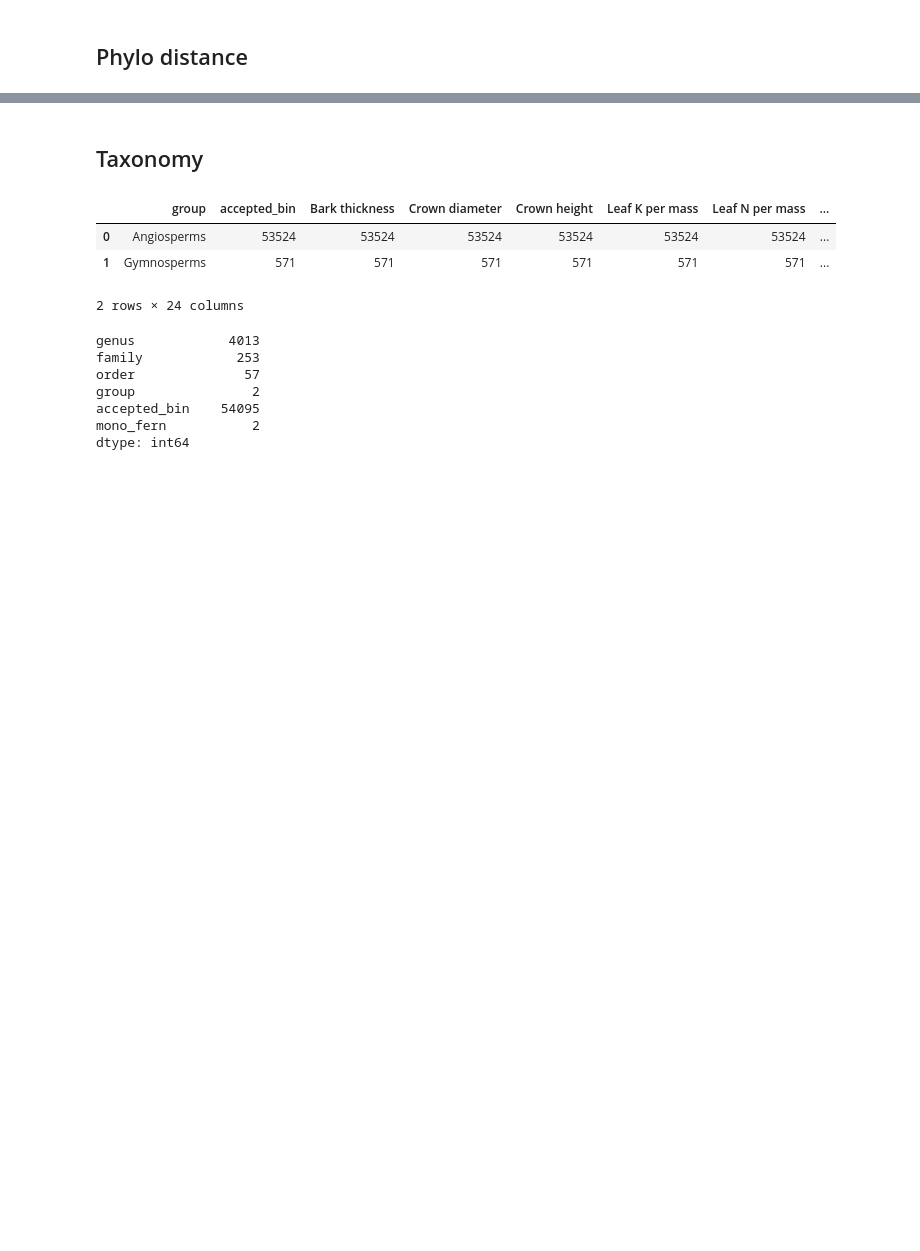
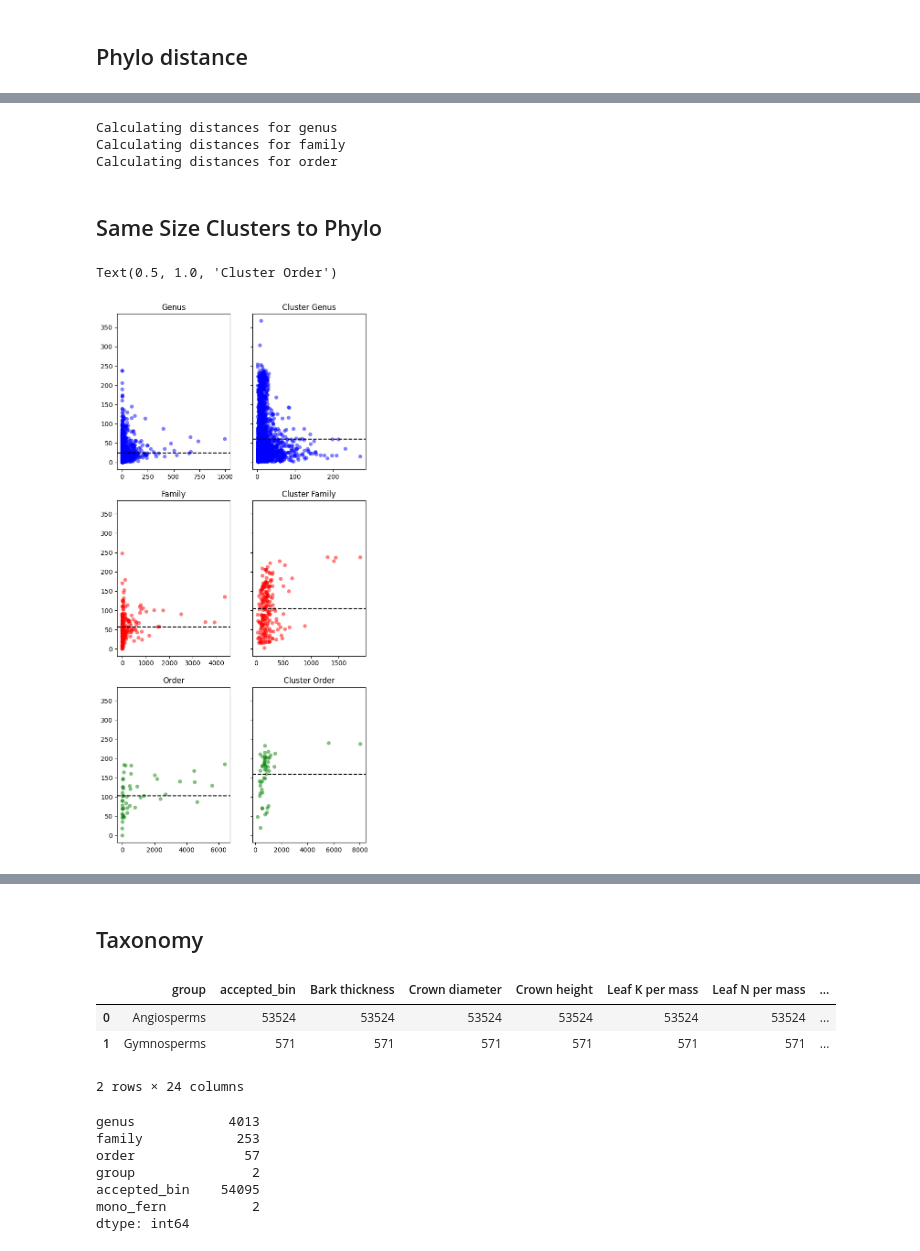
Before and after one commit to pabloubilla/tree_clustering, a Jupyter notebook: code/taxonomic_exploration.ipynb, the cells around one changed output, grey strips where cells are left out. Cells and saved outputs as stored; diff of their text form; code cells hidden in the pictures; blank space fills up the shorter version.

```diff
--- a/code/taxonomic_exploration.ipynb
+++ b/code/taxonomic_exploration.ipynb
@@ -24,2 +33,6 @@ phylo_dist = pd.read_feather('C:\\Users\\pablo\\OneDrive\\Desktop\\tree_clusteri
+# %%
+accepted_spcies = data['accepted_bin'].values
+# filter tax dataframe to only include accepted species
+tax = tax[tax['accepted_bin'].isin(accepted_spcies)]
 # %% [markdown]
 ## Phylo distance
@@ -97,0 +165,66 @@ cluster_234
+# %%
+# genus cluster
+print('Calculating distances for genus')
+n_species_genus_cluster, mean_phylo_dist_genus_cluster = dist_tax(tax, 'cluster_genus')
+# family cluster
+print('Calculating distances for family')
+n_species_family_cluster, mean_phylo_dist_family_cluster = dist_tax(tax, 'cluster_family')
+# order cluster
+print('Calculating distances for order')
+n_species_order_cluster, mean_phylo_dist_order_cluster = dist_tax(tax, 'cluster_order')
+# %% [output]
+Calculating distances for genus
+Calculating distances for family
+Calculating distances for order
+# %% [markdown]
+## Same Size Clusters to Phylo
+# %%
+fig, axs = plt.subplots(3,2, figsize=(7, 15), sharey=True)
+
+## GENUS ##
+axs[0,0].scatter(n_species_genus, mean_phylo_dist_genus, label='Genus',
+                 color='blue', alpha=0.5, edgecolors='none')
+
+axs[0,1].scatter(n_species_genus_cluster, mean_phylo_dist_genus_cluster, label='Cluster Genus',
+                 color='blue', alpha=0.5, edgecolors='none')
+# line with average
+mean_phylo_dist_genus_cluster_avg = np.mean(mean_phylo_dist_genus_cluster)
+axs[0,1].axhline(mean_phylo_dist_genus_cluster_avg, color='black', linestyle='--')
+mean_phylo_dist_genus_avg = np.mean(mean_phylo_dist_genus)
+axs[0,0].axhline(mean_phylo_dist_genus_avg, color='black', linestyle='--')
+# TITLE
+axs[0,0].set_title('Genus')
+axs[0,1].set_title('Cluster Genus')
+
+## FAMILY ##
+axs[1,0].scatter(np.log10(n_species_family), mean_phylo_dist_family, label='Family',
+                 color='red', alpha=0.5, edgecolors='none')
+
+axs[1,1].scatter(np.log10(n_species_family_cluster), mean_phylo_dist_family_cluster, label='Cluster Family',
+                 color='red', alpha=0.5, edgecolors='none')
+# line with average
+mean_phylo_dist_family_cluster_avg = np.mean(mean_phylo_dist_family_cluster)
+axs[1,1].axhline(mean_phylo_dist_family_cluster_avg, color='black', linestyle='--')
+mean_phylo_dist_family_avg = np.mean(mean_phylo_dist_family)
+axs[1,0].axhline(mean_phylo_dist_family_avg, color='black', linestyle='--')
+# TITLE
+axs[1,0].set_title('Family')
+axs[1,1].set_title('Cluster Family')
+
+
+## ORDER ##
+axs[2,0].scatter(n_species_order, mean_phylo_dist_order, label='Order',
+                 color='green', alpha=0.5, edgecolors='none')
+axs[2,1].scatter(n_species_order_cluster, mean_phylo_dist_order_cluster, label='Cluster Order',
+                 color='green', alpha=0.5, edgecolors='none')
+# line with average
+mean_phylo_dist_order_cluster_avg = np.mean(mean_phylo_dist_order_cluster)
+axs[2,1].axhline(mean_phylo_dist_order_cluster_avg, color='black', linestyle='--')
+mean_phylo_dist_order_avg = np.mean(mean_phylo_dist_order)
+axs[2,0].axhline(mean_phylo_dist_order_avg, color='black', linestyle='--')
+# TITLE
+axs[2,0].set_title('Order')
+axs[2,1].set_title('Cluster Order')
+# %% [output]
+Text(0.5, 1.0, 'Cluster Order')
+[figure, added]
```
Also changed, not shown: parts of 26 cells of this notebook, 15 other files.
